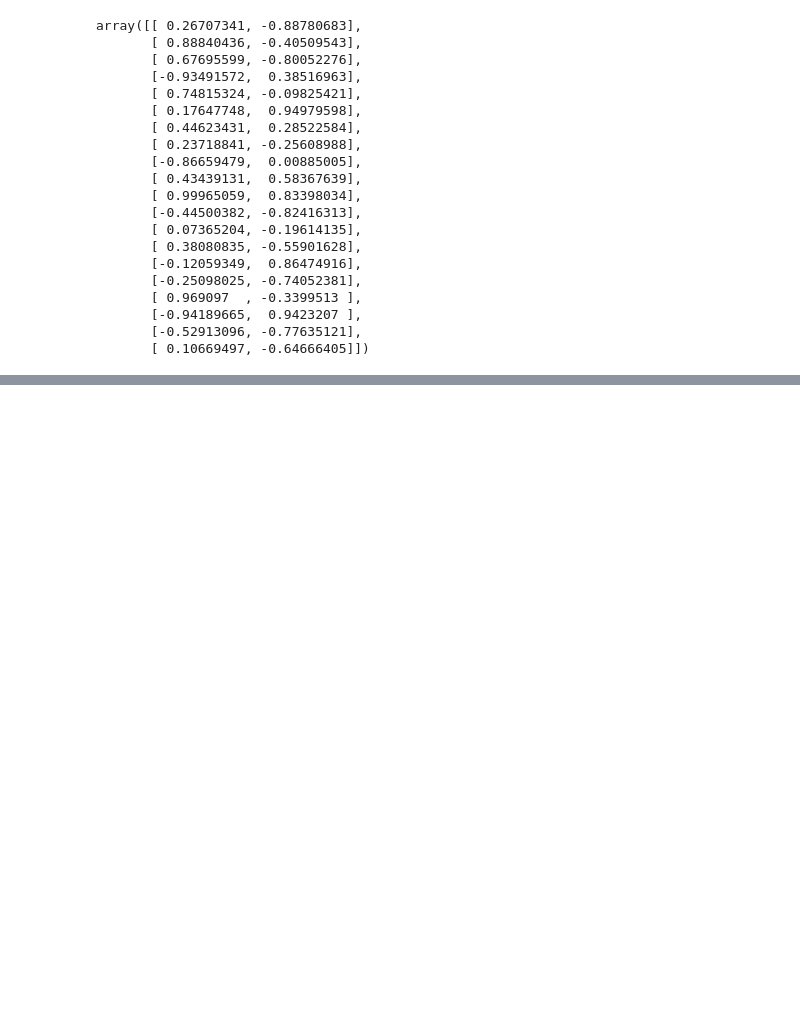
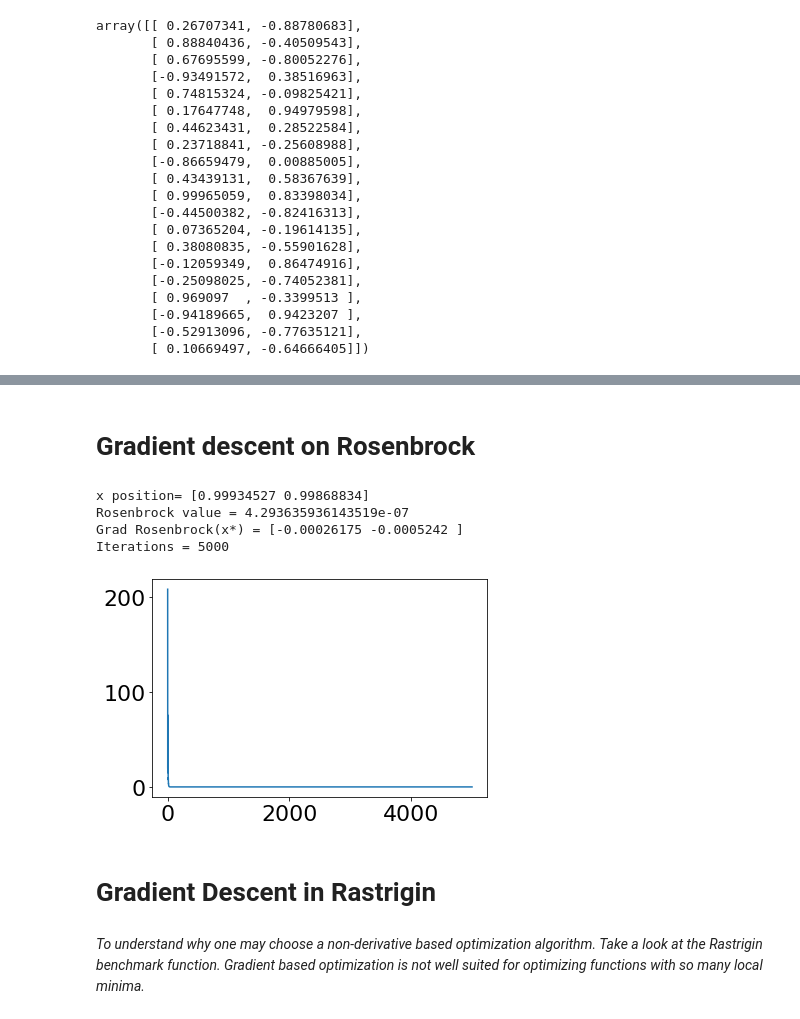
Before and after one commit to lukassanting/ARS_PSO_Assignment, a Jupyter notebook: Particle Swarm Optimization.ipynb, the cells around one changed output, grey strips where cells are left out. Saved outputs shown, nothing was run; the diff lists cells and outputs as text; code cells hidden in the pictures; blank space fills up the shorter version.

Commit message:
gradient descent on rosenbrock

```diff
--- a/Particle Swarm Optimization.ipynb
+++ b/Particle Swarm Optimization.ipynb
@@ -199,8 +206,7 @@ GENS = 2000
 
 # LEARNING CONSTANTS (b and c called beta, gamma for better variable naming)
 INERTIA_WEIGHT = 0.9
-BETA = np.random.rand()
-GAMMA = np.random.rand()
+BETA, GAMMA = np.random.rand(2)
 
 for j in tqdm(range(GENS)):
   if (j > 1000):
@@ -278,0 +238,49 @@ Wall time: 979 ms
+# %% [markdown]
+# Gradient descent on Rosenbrock
+# %%
+def rosenbrock_grad(X, a=1, b=100):
+  x, y = X
+
+  return np.array([
+      2 * (x - a) - 4 * b * x * (y - np.square(x)),
+      2 * b * (y - np.square(x))
+  ])
+
+def get_rosenbrock(X, a=1, b=100):
+  x, y = np.array(X[0]), np.array(X[1])
+
+  return np.square(a - x) + (b * np.square(y - np.square(x)))
+# %%
+def gradient_descent(J_grad, x_init, alpha=0.01, epsilon=1e-10, max_iterations=1000):
+    x = x_init
+    function_val = []
+    for i in range(max_iterations):
+        x = x - alpha * J_grad(x)
+        if np.linalg.norm(J_grad(x)) < epsilon:
+            return x, i + 1
+
+        function_val.append(get_rosenbrock(x))
+
+    plt.plot(function_val)
+
+    return x, max_iterations
+# %%
+# initial point
+x_init = [1.5, 1.5]
+
+x_min, it = gradient_descent(rosenbrock_grad, x_init, alpha=0.002, max_iterations=5000)
+
+print('x position=', x_min)
+print('Rosenbrock value =', get_rosenbrock(x_min))
+print('Grad Rosenbrock(x*) =', rosenbrock_grad(x_min))
+print('Iterations =', it)
+# %% [output]
+x position= [0.99934527 0.99868834]
+Rosenbrock value = 4.293635936143519e-07
+Grad Rosenbrock(x*) = [-0.00026175 -0.0005242 ]
+Iterations = 5000
+[figure, added]
+# %% [markdown]
+# Gradient Descent in Rastrigin
+# %% [markdown]
+*To understand why one may choose a non-derivative based optimization algorithm. Take a look at the Rastrigin benchmark function. Gradient based optimization is not well suited for optimizing functions with so many local minima.*
```
Also changed, not shown: parts of 4 cells of this notebook.
